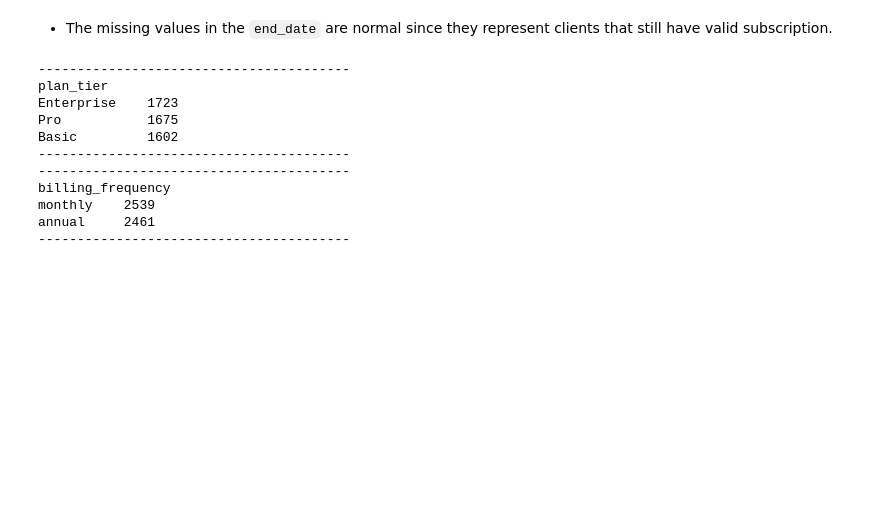
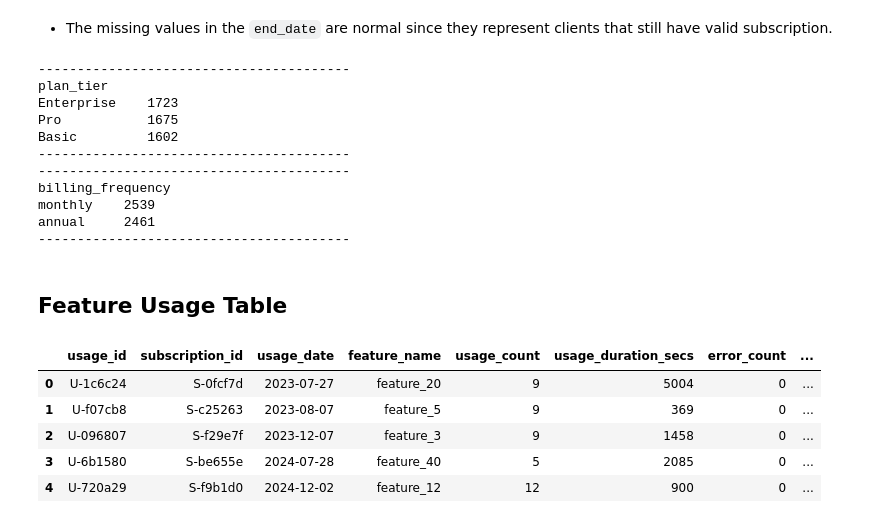
Before and after one commit to Data-Analytics-Study-Group/ravenstack-clone, a Jupyter notebook: notebooks/DataCleaning-v01.ipynb, the cells around one changed output. Drawn from its saved outputs; the diff is of its cells as text; code cells hidden in the pictures; blank space fills up the shorter version.

Commit message:
finishing the tables conformity check and adding findings in data-quality-report-draft.md

```diff
--- a/notebooks/DataCleaning-v01.ipynb
+++ b/notebooks/DataCleaning-v01.ipynb
@@ -380,3 +380,14 @@ billing_frequency
 monthly    2539
 annual     2461
 ----------------------------------------
+# %% [markdown]
+## Feature Usage Table
+# %%
+feature_usage_df.head()
+# %% [output]
+|  | usage_id | subscription_id | usage_date | feature_name | usage_count | usage_duration_secs | error_count | ... |
+| 0 | U-1c6c24 | S-0fcf7d | 2023-07-27 | feature_20 | 9 | 5004 | 0 | ... |
+| 1 | U-f07cb8 | S-c25263 | 2023-08-07 | feature_5 | 9 | 369 | 0 | ... |
+| 2 | U-096807 | S-f29e7f | 2023-12-07 | feature_3 | 9 | 1458 | 0 | ... |
+| 3 | U-6b1580 | S-be655e | 2024-07-28 | feature_40 | 5 | 2085 | 0 | ... |
+| 4 | U-720a29 | S-f9b1d0 | 2024-12-02 | feature_12 | 12 | 900 | 0 | ... |
```
Also changed, not shown: parts of 6 cells of this notebook, 1 other file.
